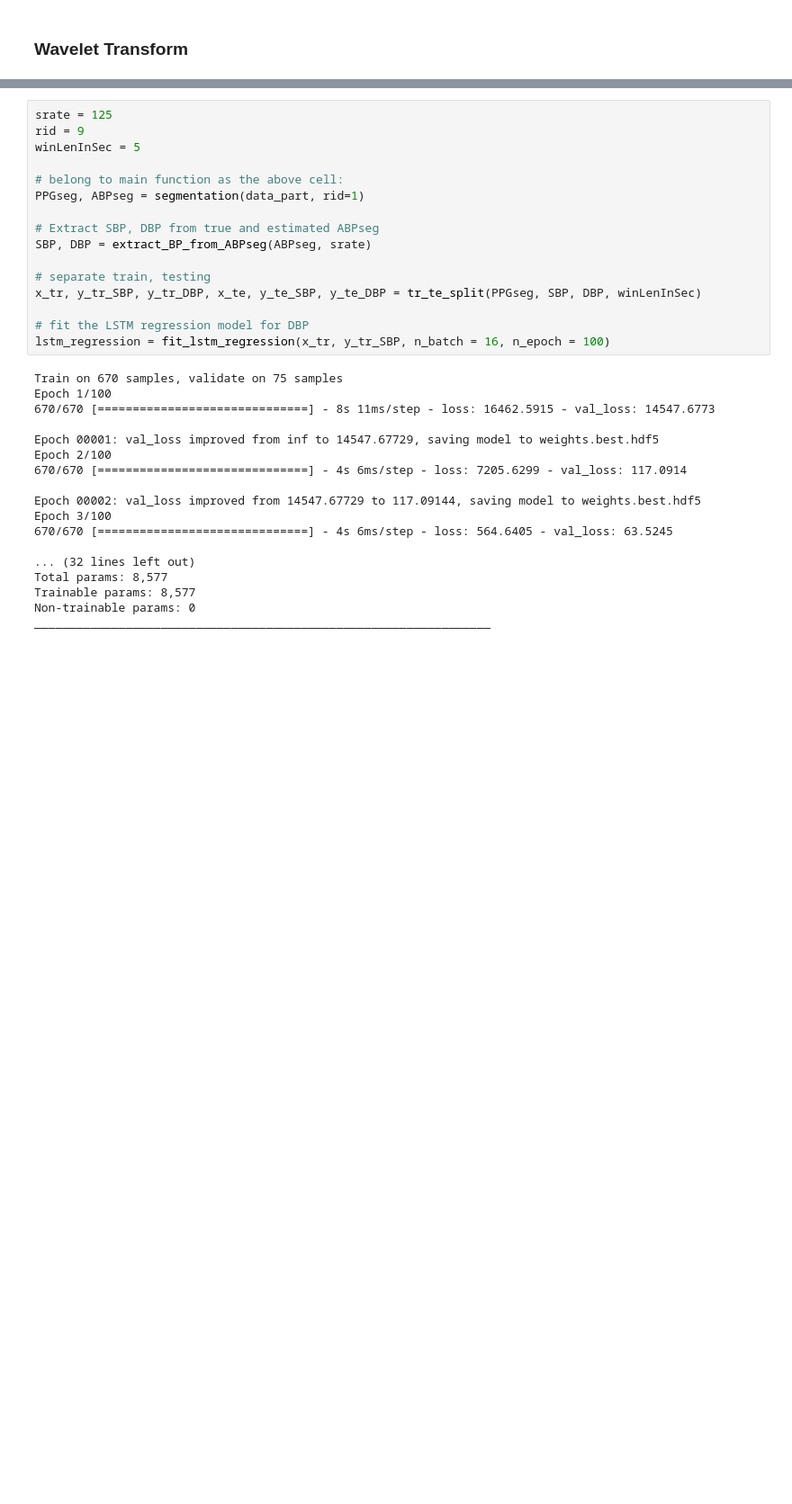
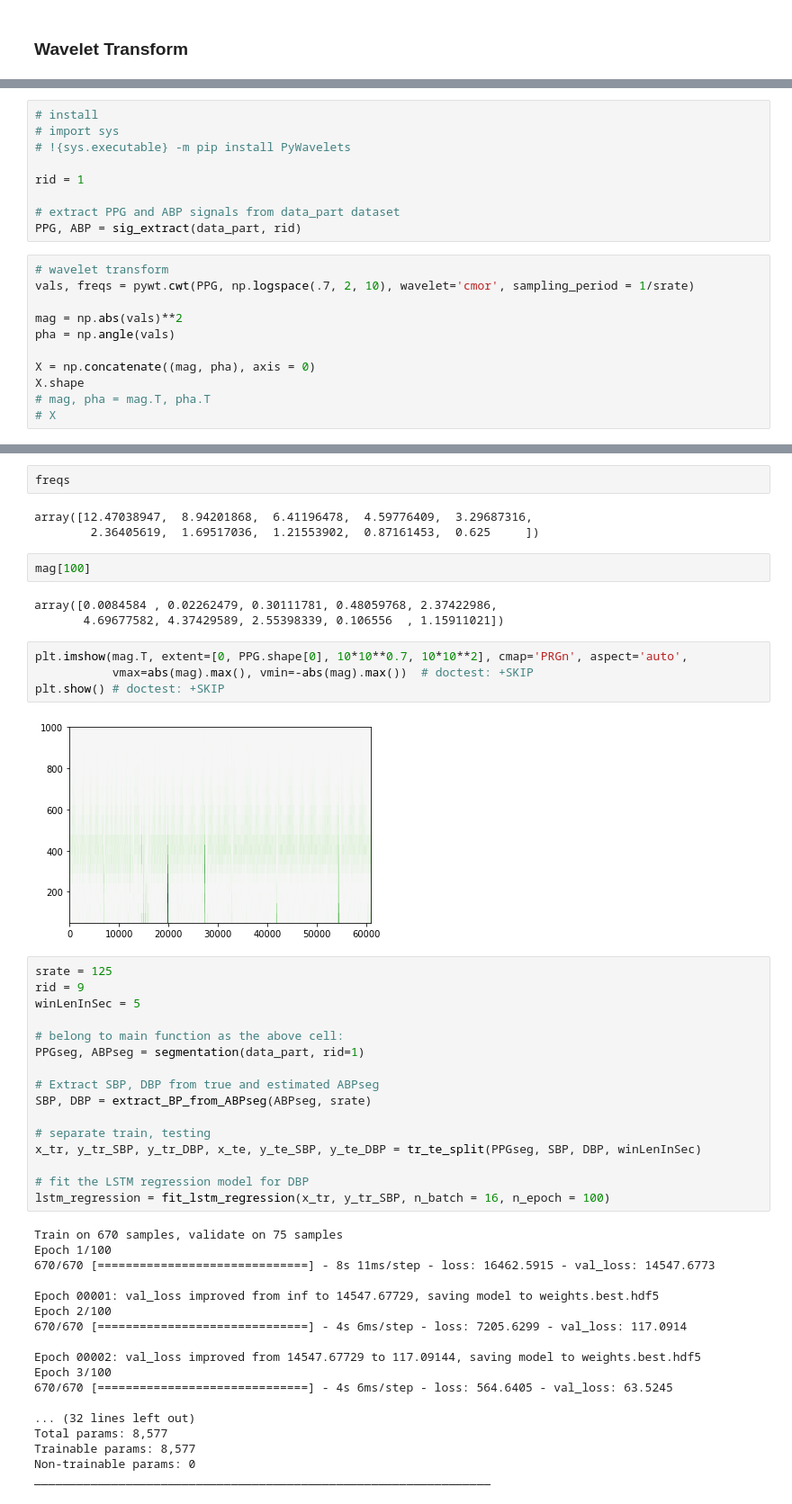
Before and after one commit to victorzhuli/BP_Research_II, a Jupyter notebook: LSTM_wavelet_regression.ipynb, the cells around one changed output, grey strips where cells are left out. Shown at 90% size. Cells and saved outputs as stored; diff of their text form; blank space fills up the shorter version.

Commit message:
Add wavelet function

```diff
--- a/LSTM_wavelet_regression.ipynb
+++ b/LSTM_wavelet_regression.ipynb
@@ -44,0 +24,20 @@ SyntaxError: invalid syntax (wavelet.py, line 367)
+# %%
+# install
+# import sys
+# !{sys.executable} -m pip install PyWavelets
+
+rid = 1
+
+# extract PPG and ABP signals from data_part dataset
+PPG, ABP = sig_extract(data_part, rid)
+# %%
+# wavelet transform
+vals, freqs = pywt.cwt(PPG, np.logspace(.7, 2, 10), wavelet='cmor', sampling_period = 1/srate)
+
+mag = np.abs(vals)**2
+pha = np.angle(vals)
+
+X = np.concatenate((mag, pha), axis = 0)
+X.shape
+# mag, pha = mag.T, pha.T
+# X
@@ -45,3 +159,19 @@ SyntaxError: invalid syntax (wavelet.py, line 367)
+# %%
+freqs
+# %% [output]
+array([12.47038947,  8.94201868,  6.41196478,  4.59776409,  3.29687316,
+        2.36405619,  1.69517036,  1.21553902,  0.87161453,  0.625     ])
+# %%
+mag[100]
+# %% [output]
+array([0.0084584 , 0.02262479, 0.30111781, 0.48059768, 2.37422986,
+       4.69677582, 4.37429589, 2.55398339, 0.106556  , 1.15911021])
+# %%
+plt.imshow(mag.T, extent=[0, PPG.shape[0], 10*10**0.7, 10*10**2], cmap='PRGn', aspect='auto',
+           vmax=abs(mag).max(), vmin=-abs(mag).max())  # doctest: +SKIP
+plt.show() # doctest: +SKIP
+# %% [output]
+[figure, added]
 # %%
 srate = 125
 rid = 9
```
Also changed, not shown: parts of 6 cells of this notebook, 17 other files.
